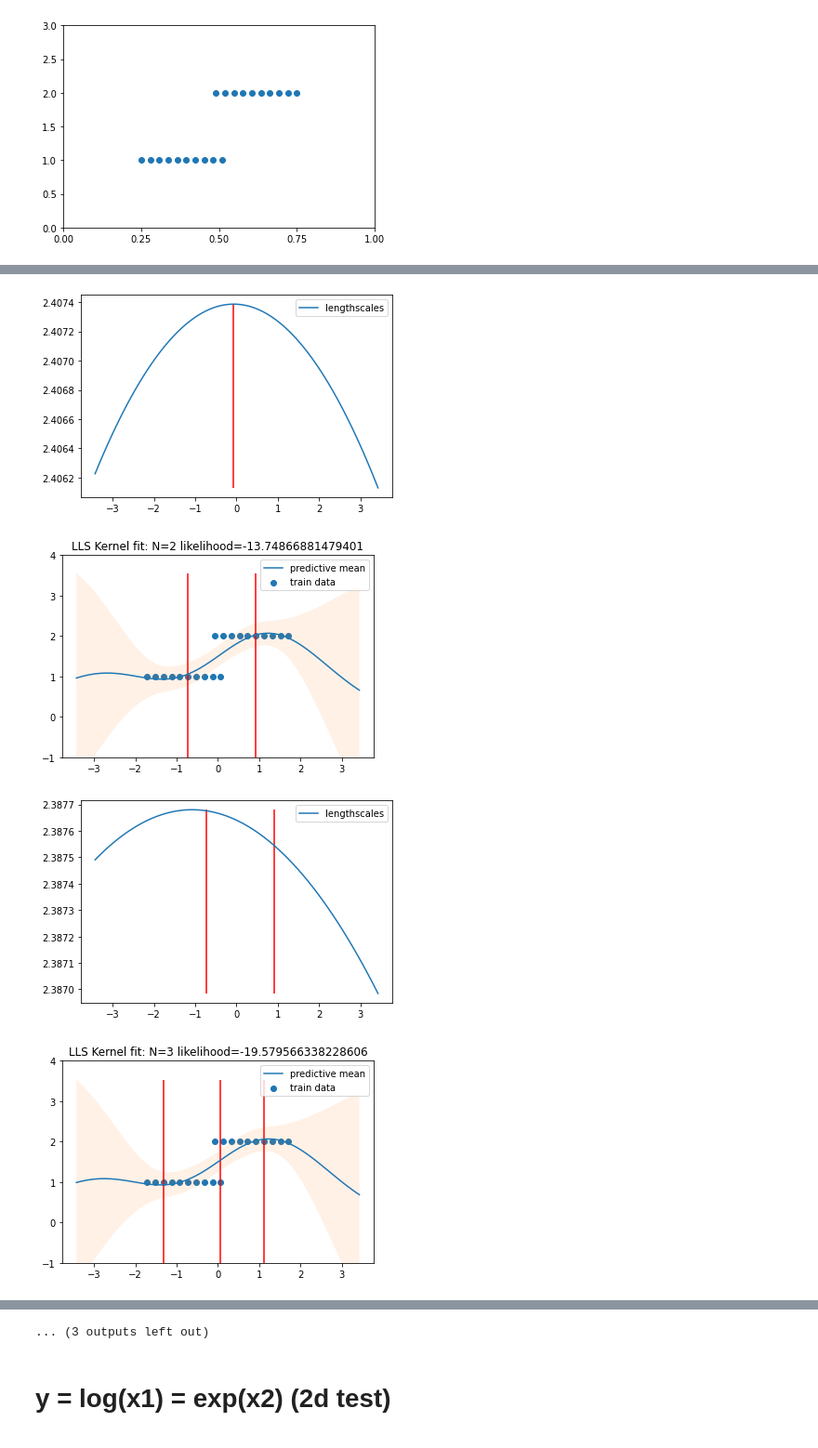
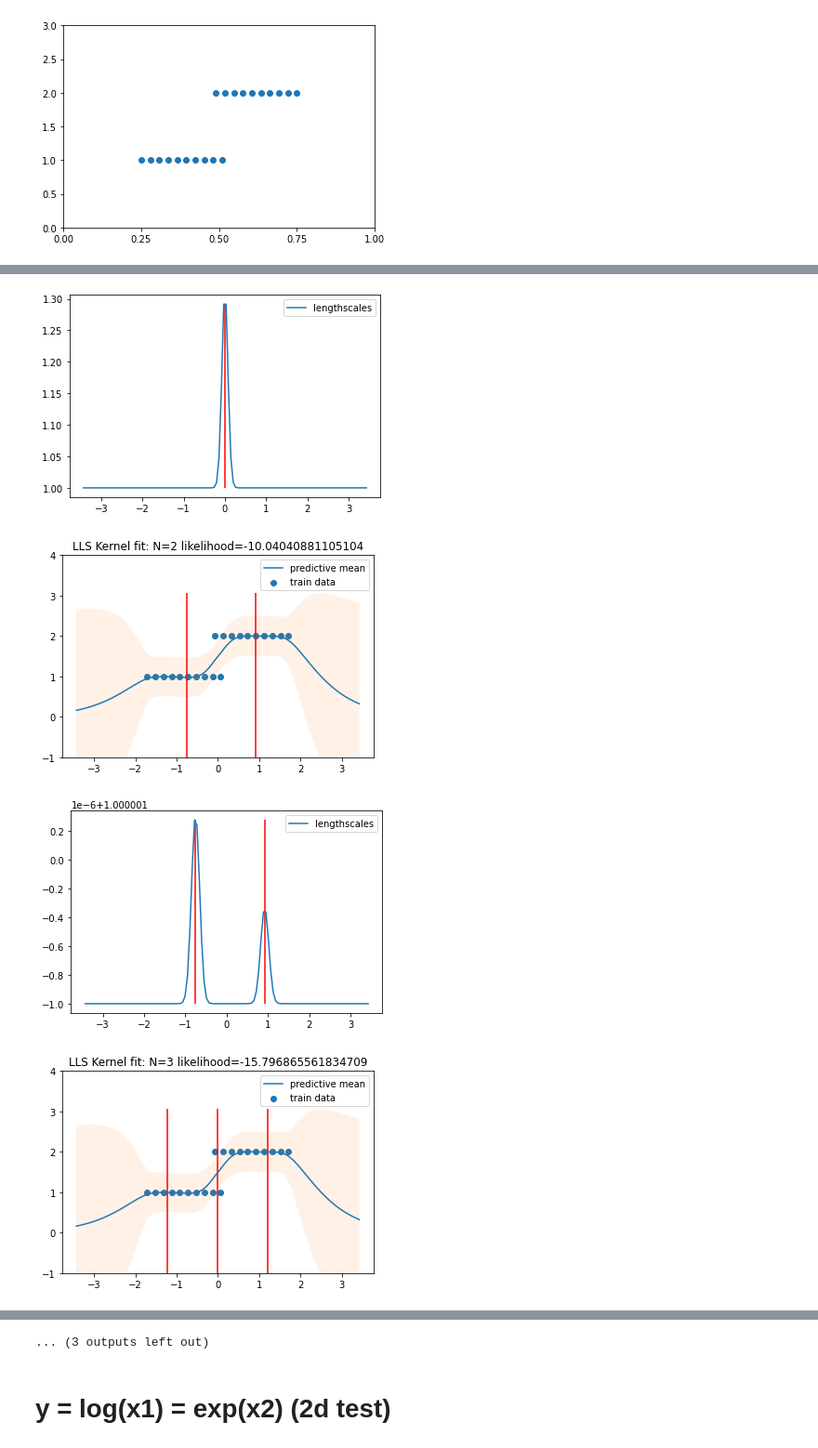
Before and after one commit to patel-zeel/snsgp-torch, a Jupyter notebook: dev/LLSModelEditor.ipynb, the cells around one changed output, grey strips where cells are left out. Shown: that part at 93% size. Drawn from its saved outputs; the diff is of its cells as text; code cells hidden in the pictures.

Commit message:
corrected model

```diff
--- a/dev/LLSModelEditor.ipynb
+++ b/dev/LLSModelEditor.ipynb
@@ -3,7 +3,7 @@
 # %%
 # Uncomment first line to write changes to the package
 # %%
-%%writefile ../NSGPy/NumPy/latent_lengthscale_model/latent_lengthscale_model.py
+# %%writefile ../NSGPy/NumPy/latent_lengthscale_model/latent_lengthscale_model.py
 ## Terminology is consistent with paper
 # Paper title: Nonstationary Gaussian Process Regression Using Point Estimates of Local Smoothness
 # Authors: Christian Plagemann, Kristian Kersting, and Wolfram Burgard
@@ -363,12 +363,15 @@ class LLS:
                 try:
                     bounds = [self.bounds for _ in range(len(params))]
                     ########### Set internal bounds ##################
+#                     bounds[1] = (10**-10, 100) # for sigma_n, GP_noise, should not be too high
                     if self.l_isotropic:
-                        bounds[2] = (10**-2, 10) # for sigma_f_bar, Lengthscale_GP_variance
-                        bounds[3] = (10**-2, 10)
+#                         bounds[2] = (10**-2, 10**5) # sigma_f_bar, should not be too low
+#                         bounds[4] = (10**-5, 100) # for sigma_n_bar, L_GP_noise, should not be too high
+                        pass
                     else:
-                        bounds[2:2+self.input_dim] = [(10**-2, 100) for _ in range(self.input_dim)]
-                        bounds[2+self.input_dim:2+self.input_dim*2] = [(10**-2, 10) for _ in range(self.input_dim)]
+#                         bounds[2:2+self.input_dim] = [(10**-2, 10**5) for _ in range(self.input_dim)] #lower bound
+#                         bounds[2+self.input_dim*2:2+self.input_dim*3] = [(10**-5, 100) for _ in range(self.input_dim)]
+                        pass
                     #############################
                     res = scipy.optimize.minimize(self.mll, params, bounds=bounds,
                                                   method=self.method)
@@ -429,12 +432,20 @@ class LLS:
         return_cov: bool, return covariance or not
         diag: bool, return only diagonal entries of covariance or not
         """
+        self.X_star = X_star
+
         l_star = self.predict_lengthscales_(X_star) # l*
-        K__X_star__X = self.K_(X_star, l_star, self.X, self.l) # K_X*_X
+        l = self.predict_lengthscales_(self.X)
+        K__X_star__X = self.K_(X_star, l_star, self.X, l) # K_X*_X
+        K_XX = self.K_(self.X, l)
+        p,_ = K_XX.shape
+        K_XX.ravel()[::p+1] += self.sigma_n # adding noise variance to diagonal
+        L = np.linalg.cholesky(K_XX)
+        alpha = scipy.linalg.cho_solve((L, True), self.y)
 
-        mean = K__X_star__X@self.alpha # K_X*_X@alpha
+        mean = K__X_star__X@alpha # K_X*_X@alpha
         if return_cov:
-            v = scipy.linalg.cho_solve((self.L, True), K__X_star__X.T)
+            v = scipy.linalg.cho_solve((L, True), K__X_star__X.T)
             if diag: # return only diagonal entries of covariance
                 cov = self.K_(X_star, l_star, diag=True) - (K__X_star__X@v).diagonal()
             else:
@@ -465,8 +474,9 @@ def fit_predict_plot(title):
     train_XX = scaler.fit_transform(train_X)
     test_XX = scaler.transform(test_X)
     model.fit(train_XX, train_y, n_restarts=1)
-    pred_y, pred_cov = model.predict(test_XX, return_cov=True)
-    pred_std = (pred_cov**0.5*2).squeeze()
+    pred_y, pred_cov = model.predict(test_XX, return_cov=True, diag=False)
+    pred_std = (pred_cov.diagonal()**0.5*2).squeeze()
+    print(pred_std.shape)
     plt.scatter(train_XX, train_y, label='train data')
     plt.plot(test_XX, pred_y, label='predictive mean')
     plt.fill_between(test_XX.squeeze(), pred_y.squeeze()-pred_std, pred_y.squeeze()+pred_std, alpha=0.1)
@@ -481,6 +491,6 @@ def fit_predict_plot(title):
     plt.legend()
 
 for N in [1,2,3,4,5,6,1000]:
-    model = LLS(1, N_l_bar=N, optimizer='scipy', seed=0)
+    model = LLS(1, N_l_bar=N, optimizer='scipy', kernel='matern')
     fit_predict_plot('LLS Kernel fit: N='+str(N))
 # %% [output]
@@ -505,4 +515,4 @@ for N in [1,2,3,4,5,6,1000]:
-[figure, old version]
+[figure, new version]
-[figure, old version]
+[figure, new version]
-[figure, old version]
+[figure, new version]
-[figure, old version]
+[figure, new version]
```
Also changed, not shown: parts of 9 cells of this notebook, 3 other files.
